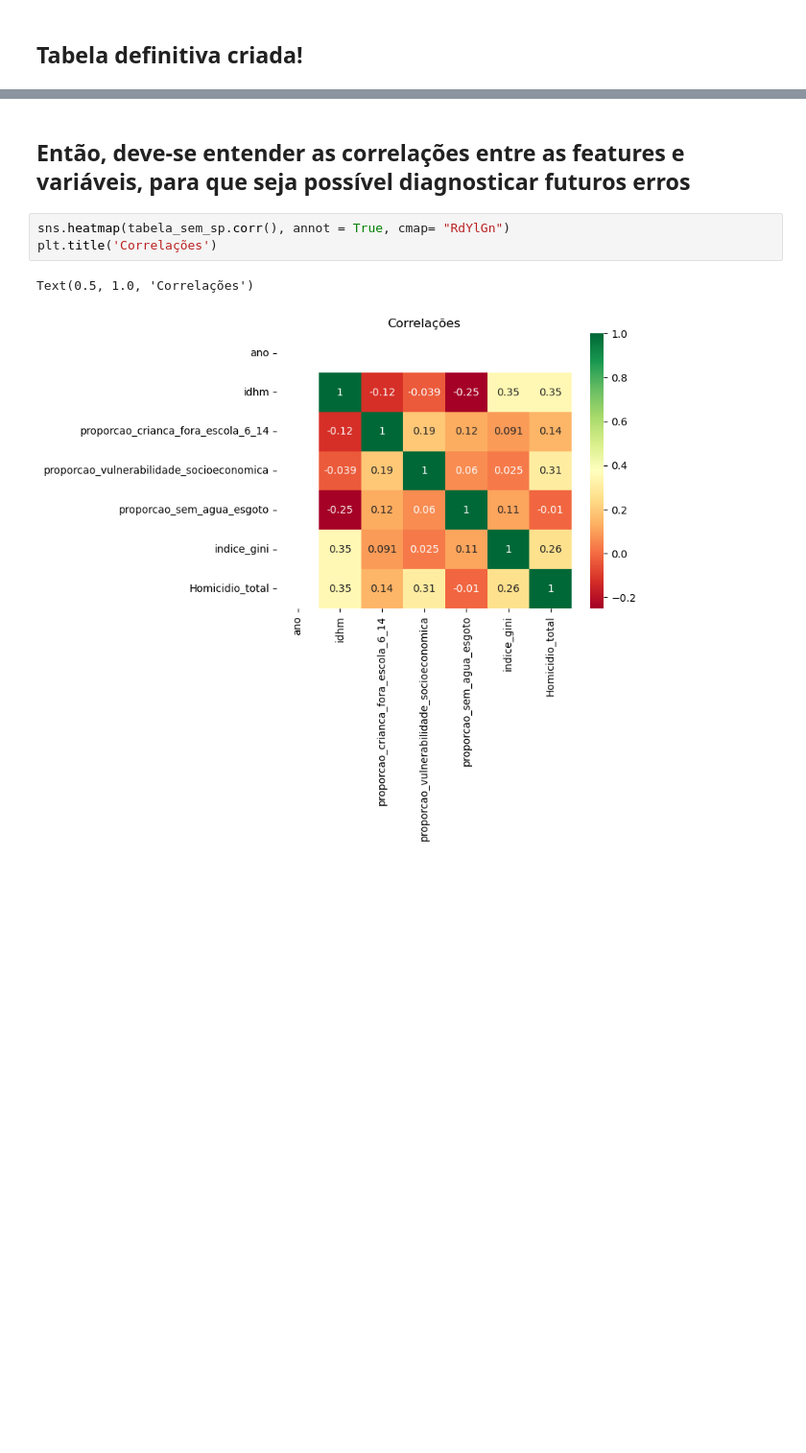
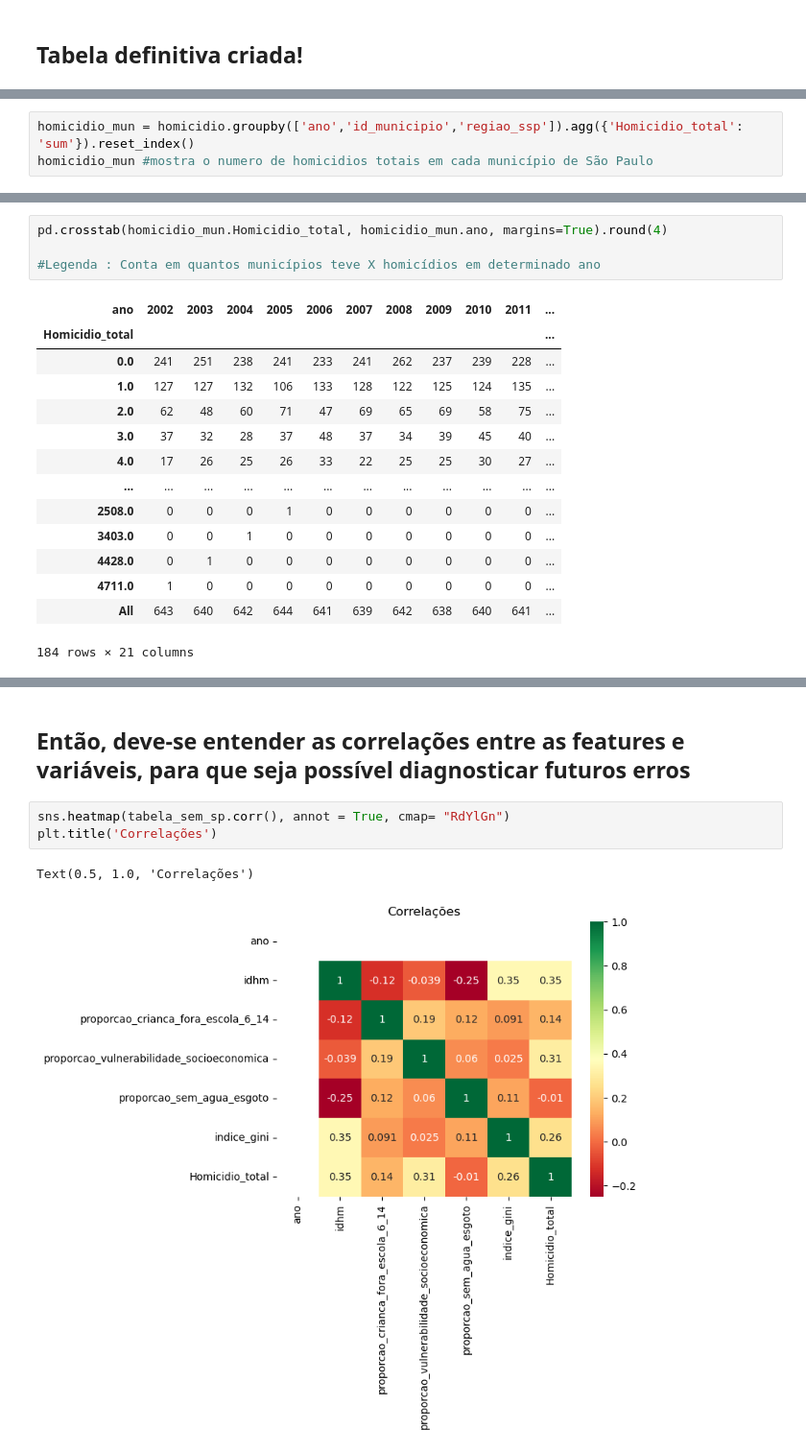
Before and after one commit to felipebns/P2_Cdados, a Jupyter notebook: p2_cdados.ipynb, the cells around one changed output, grey strips where cells are left out. Shown at 96% size. Saved outputs shown, nothing was run; the diff lists cells and outputs as text; blank space fills up the shorter version.

```diff
--- a/p2_cdados.ipynb
+++ b/p2_cdados.ipynb
@@ -193,0 +193,3 @@ pd.crosstab(homicidio.ano, homicidio.Homicidio_total, normalize=True, margins=Tr
+# %%
+homicidio_mun = homicidio.groupby(['ano','id_municipio','regiao_ssp']).agg({'Homicidio_total': 'sum'}).reset_index()
+homicidio_mun #mostra o numero de homicidios totais em cada município de São Paulo
@@ -194 +210,20 @@ pd.crosstab(homicidio.ano, homicidio.Homicidio_total, normalize=True, margins=Tr
+# %%
+pd.crosstab(homicidio_mun.Homicidio_total, homicidio_mun.ano, margins=True).round(4)
+
+#Legenda : Conta em quantos municípios teve X homicídios em determinado ano
+# %% [output]
+| ano | 2002 | 2003 | 2004 | 2005 | 2006 | 2007 | 2008 | 2009 | 2010 | 2011 | ... |
+| Homicidio_total |  |  |  |  |  |  |  |  |  |  | ... |
+| 0.0 | 241 | 251 | 238 | 241 | 233 | 241 | 262 | 237 | 239 | 228 | ... |
+| 1.0 | 127 | 127 | 132 | 106 | 133 | 128 | 122 | 125 | 124 | 135 | ... |
+| 2.0 | 62 | 48 | 60 | 71 | 47 | 69 | 65 | 69 | 58 | 75 | ... |
+| 3.0 | 37 | 32 | 28 | 37 | 48 | 37 | 34 | 39 | 45 | 40 | ... |
+| 4.0 | 17 | 26 | 25 | 26 | 33 | 22 | 25 | 25 | 30 | 27 | ... |
+| ... | ... | ... | ... | ... | ... | ... | ... | ... | ... | ... | ... |
+| 2508.0 | 0 | 0 | 0 | 1 | 0 | 0 | 0 | 0 | 0 | 0 | ... |
+| 3403.0 | 0 | 0 | 1 | 0 | 0 | 0 | 0 | 0 | 0 | 0 | ... |
+| 4428.0 | 0 | 1 | 0 | 0 | 0 | 0 | 0 | 0 | 0 | 0 | ... |
+| 4711.0 | 1 | 0 | 0 | 0 | 0 | 0 | 0 | 0 | 0 | 0 | ... |
+| All | 643 | 640 | 642 | 644 | 641 | 639 | 642 | 638 | 640 | 641 | ... |
+184 rows × 21 columns
 # %%
```
Also changed, not shown: parts of 8 cells of this notebook.
